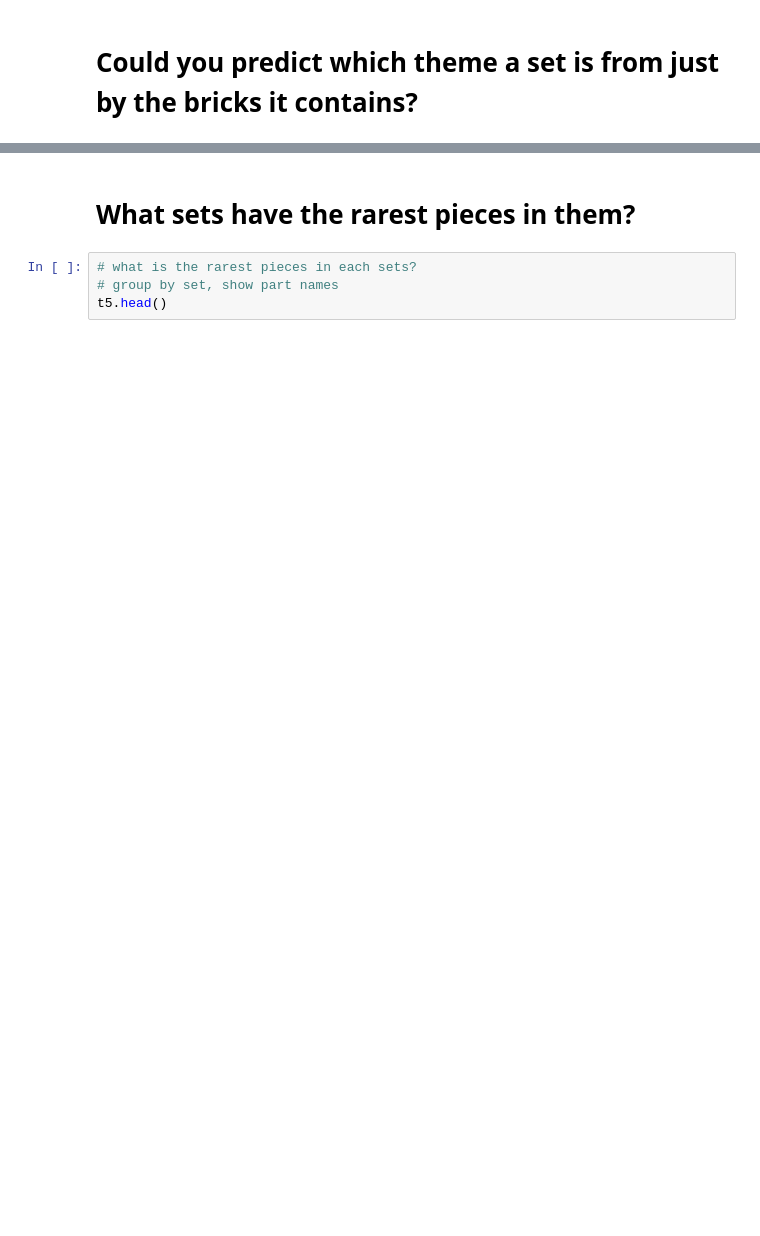
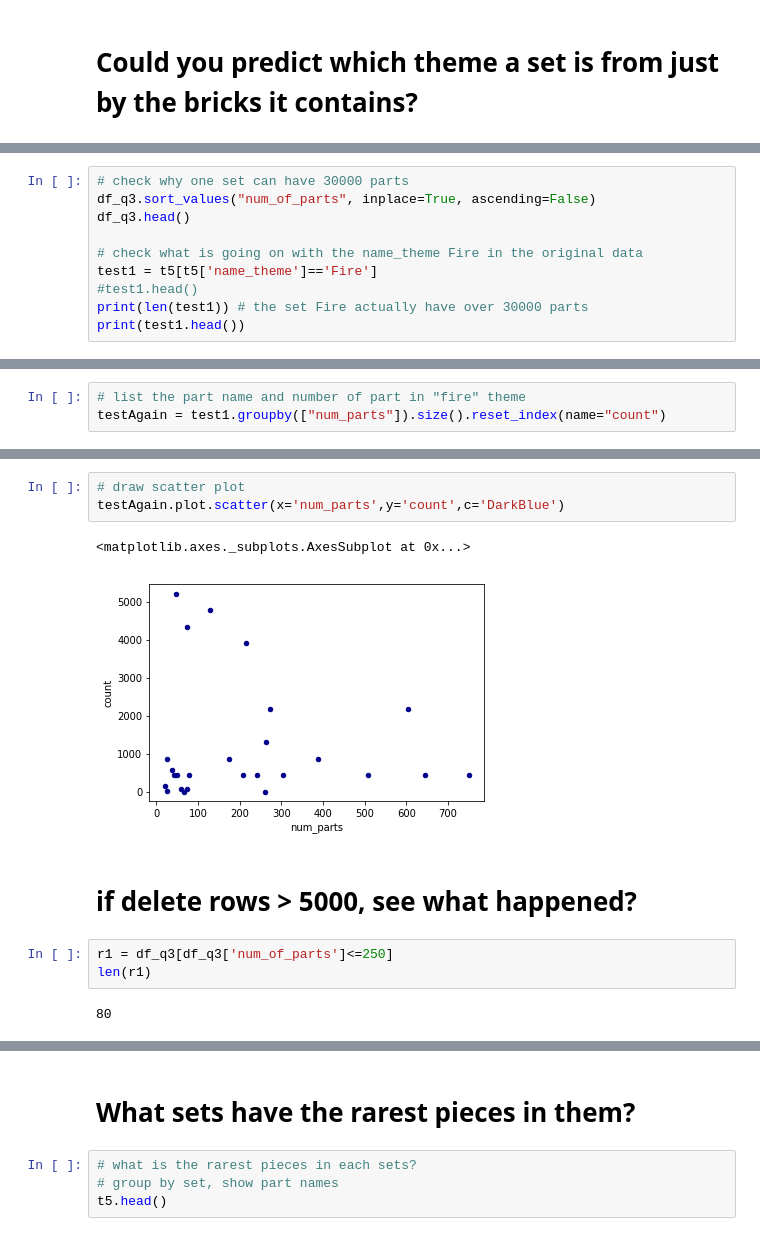
Before and after one commit to JingruMa/Lego, a Jupyter notebook: mergeData.ipynb, the cells around one changed output, grey strips where cells are left out. Drawn from its saved outputs; the diff is of its cells as text; blank space fills up the shorter version.

```diff
--- a/mergeData.ipynb
+++ b/mergeData.ipynb
@@ -207,0 +142,10 @@ ValueError: Found input variables with inconsistent numbers of samples: [1, 89]
+# %%
+# check why one set can have 30000 parts
+df_q3.sort_values("num_of_parts", inplace=True, ascending=False)
+df_q3.head()
+
+# check what is going on with the name_theme Fire in the original data
+test1 = t5[t5['name_theme']=='Fire']
+#test1.head()
+print(len(test1)) # the set Fire actually have over 30000 parts
+print(test1.head())
@@ -207,0 +170,3 @@ ValueError: Found input variables with inconsistent numbers of samples: [1, 89]
+# %%
+# list the part name and number of part in "fire" theme
+testAgain = test1.groupby(["num_parts"]).size().reset_index(name="count")
@@ -207,0 +182,13 @@ ValueError: Found input variables with inconsistent numbers of samples: [1, 89]
+# %%
+# draw scatter plot
+testAgain.plot.scatter(x='num_parts',y='count',c='DarkBlue')
+# %% [output]
+<matplotlib.axes._subplots.AxesSubplot at 0x...>
+[figure, added]
+# %% [markdown]
+# if delete rows > 5000, see what happened?
+# %%
+r1 = df_q3[df_q3['num_of_parts']<=250]
+len(r1)
+# %% [output]
+80
```
Also changed, not shown: parts of 37 cells of this notebook.
